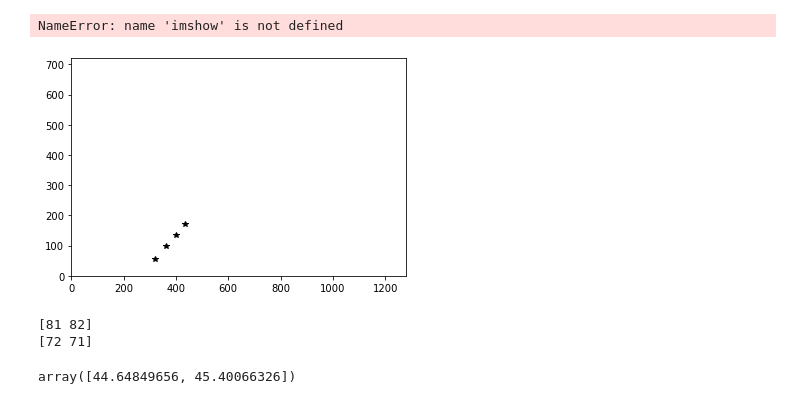
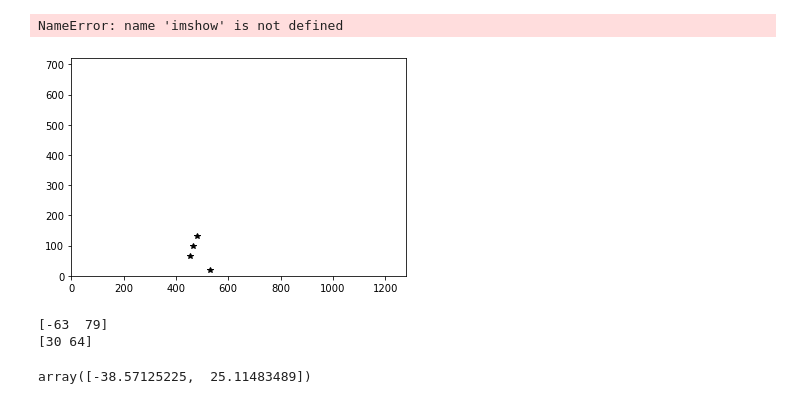
Before and after one commit to ChheangL/carCode, a Jupyter notebook: Demo.ipynb, the cells around one changed output. Cells and saved outputs as stored; diff of their text form; code cells hidden in the pictures.

```diff
--- a/Demo.ipynb
+++ b/Demo.ipynb
@@ -68,24 +68,24 @@ for key in frame1.fline.keys():
 NameError: name 'imshow' is not defined
 # %%
 import math
-points= np.array([[320,666],[362,621],[401,584],[434,550]])
-points[:,1] = 720-points[:,1]
+points= np.array([[530,19],[452,67],[467,98],[482,131]])
+#points[:,1] = 720-points[:,1]
 plt.axis([0,1280,0,720])
 for p in points:
     plt.plot(p[0],p[1],'k*')
 plt.show()
 vector1 = points[2]-points[0]
 
 print(vector1)
 vector2 = points[3]-points[1]
 print(vector2)
 #Should turn Right or right
 radians = np.array([math.atan(vector1[0]/(vector1[1])),math.atan(vector2[0]/(vector2[1]))])
 #return in degree
 np.degrees(radians)
 # %% [output]
-[figure, old version]
+[figure, new version]
-[81 82]
-[72 71]
+[-63  79]
+[30 64]
-array([44.64849656, 45.40066326])
+array([-38.57125225,  25.11483489])
 # %%
```
Also changed, not shown: parts of 1 cell of this notebook.
